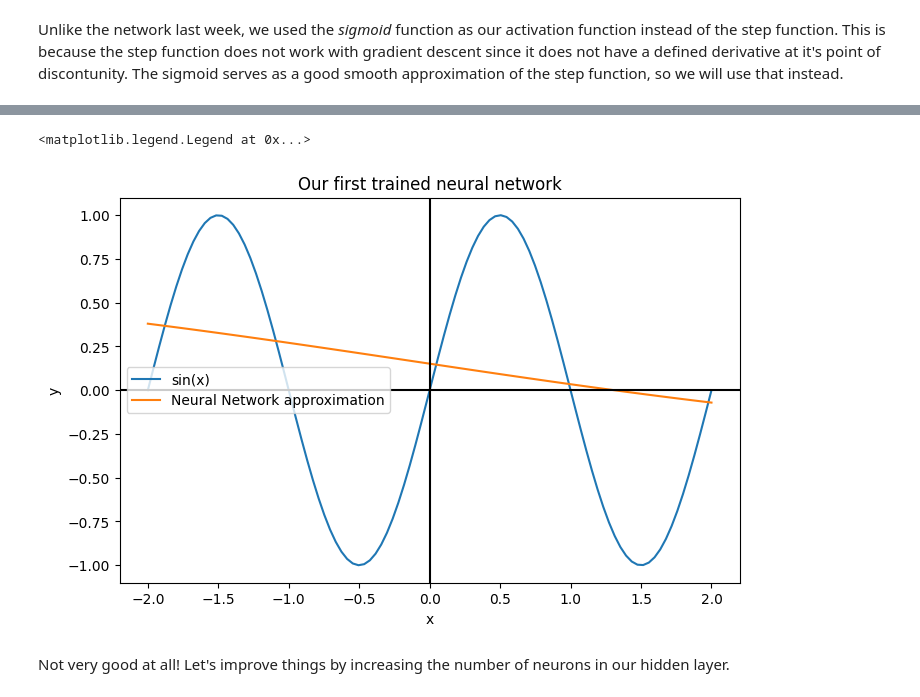
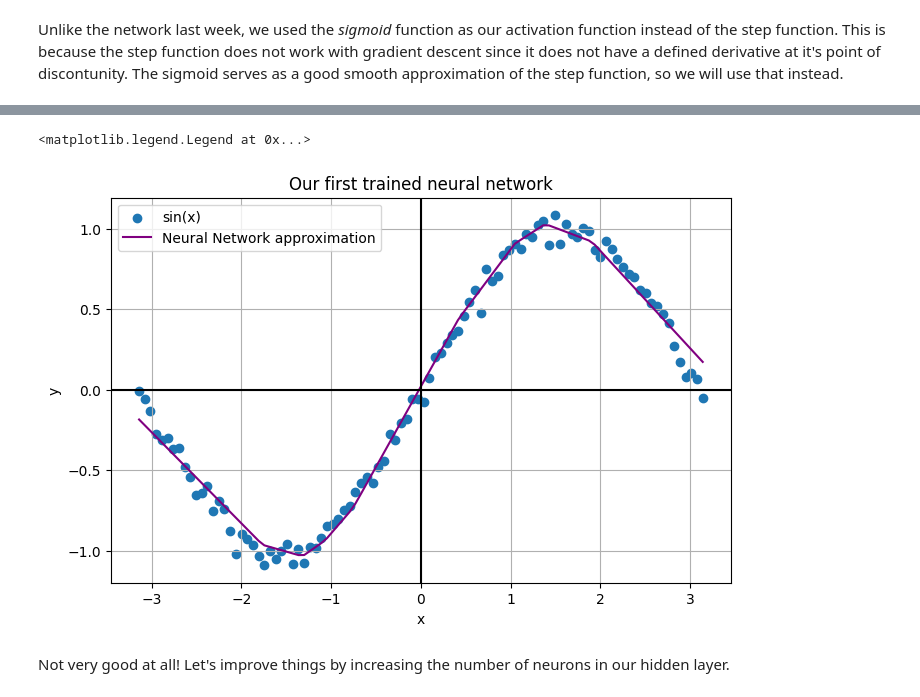
Before and after one commit to weirichd/comp_374, a Jupyter notebook: lecture_notes/Week_3.ipynb, the cells around one changed output, grey strips where cells are left out. Saved outputs shown, nothing was run; the diff lists cells and outputs as text; code cells hidden in the pictures.

```diff
--- a/lecture_notes/Week_3.ipynb
+++ b/lecture_notes/Week_3.ipynb
@@ -52,7 +52,7 @@ In other words, Tensorflow calculates the gradients for us! Let's take a look at
 model = K.Sequential()
 
 model.add(K.layers.Input((1, ), name='input_layer'))
-model.add(K.layers.Dense(3, activation='sigmoid', name='hidden_layer'))
+model.add(K.layers.Dense(3, activation='relu', name='hidden_layer'))
 model.add(K.layers.Dense(1, activation='linear', name='output_layer'))
 
 model.summary()
@@ -79,12 +77,12 @@ model.compile(loss='mse', optimizer='sgd')
 # %%
 # Training the network using some data
 
-X = np.linspace(-2.0 * np.pi, 2.0 * np.pi, 100)
-y = np.sin(X)
+X = np.linspace(-np.pi, np.pi, 100)
+y = np.sin(X) + np.random.normal(0, 0.05, size=100)
 
-X = X / np.pi
+X = X
 
 X = X.reshape(-1, 1) ## Required to make X a matrix
 
-model.fit(X, y, epochs=10)
+model.fit(X, y, epochs=10**3, verbose=0)
 # %% [output]
@@ -117,13 +95,14 @@ y_hat = model.predict(X)
 
 plt.figure(figsize=(8, 5))
 
-plt.plot(X, y, label='sin(x)')
-plt.plot(X, y_hat, label='Neural Network approximation')
+plt.scatter(X, y, label='sin(x)')
+plt.plot(X, y_hat, label='Neural Network approximation', c='purple')
 
 plt.title("Our first trained neural network")
 plt.xlabel("x")
 plt.ylabel("y")
 plt.axhline(c='k')
 plt.axvline(c='k')
+plt.grid()
 plt.legend()
 # %% [output]
@@ -131,5 +110,5 @@ plt.legend()
 <matplotlib.legend.Legend at 0x...>
-[figure, old version]
+[figure, new version]
 # %% [markdown]
 Not very good at all! Let's improve things by increasing the number of neurons in our hidden layer.
 # %%
```
Also changed, not shown: parts of 4 cells of this notebook, 3 other files.
